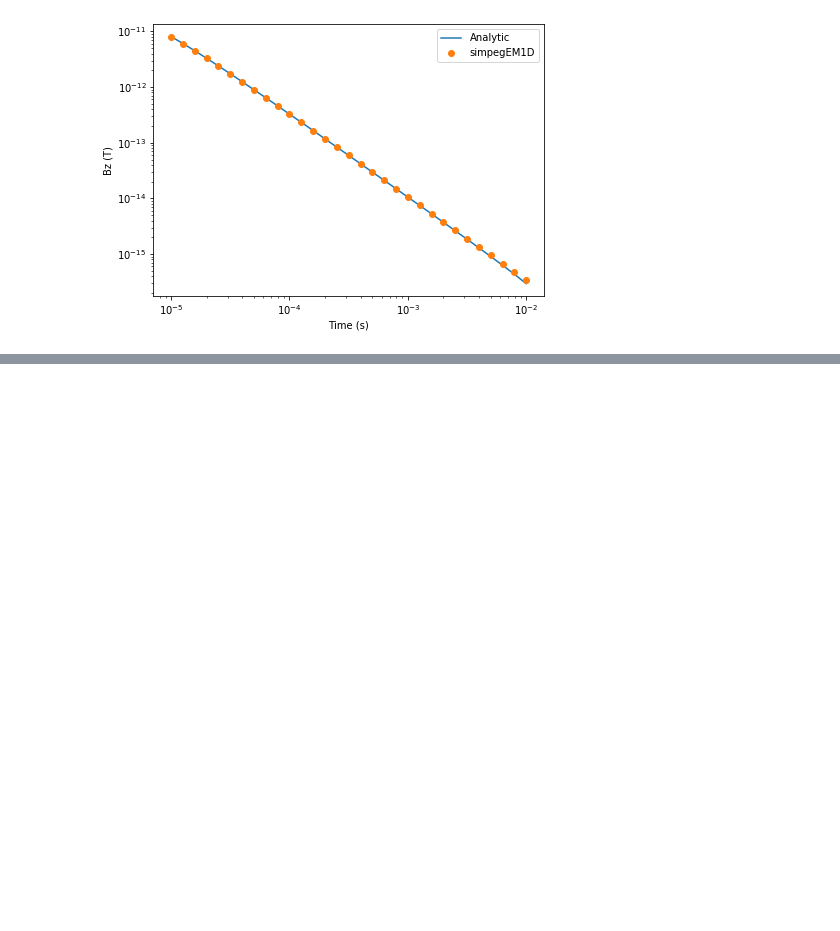
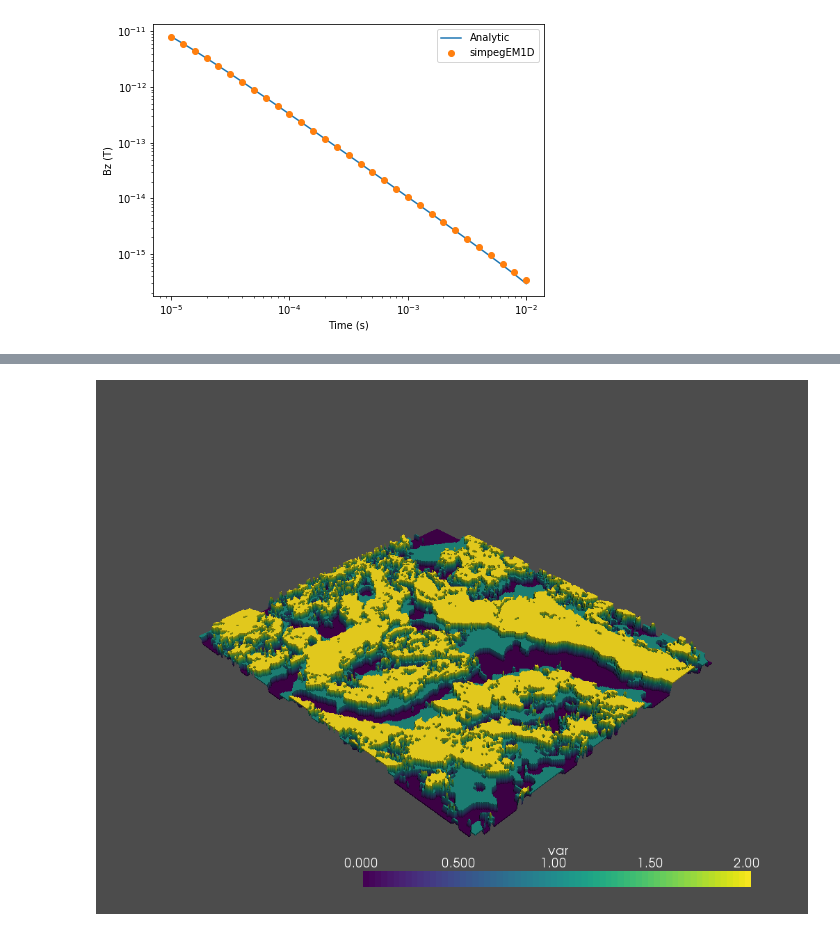
Before and after one commit to simpeg/simpegEM1D, a Jupyter notebook: notebooks/examples/EM1D_TD_FWD.ipynb, the cells around one changed output, grey strips where cells are left out. Drawn from its saved outputs; the diff is of its cells as text; code cells hidden in the pictures; blank space fills up the shorter version.

```diff
--- a/notebooks/examples/EM1D_TD_FWD.ipynb
+++ b/notebooks/examples/EM1D_TD_FWD.ipynb
@@ -71,0 +84,2 @@ axes.legend(("Analytic", "simpegEM1D"))
+# %%
+filename, _ = examples.downloads._download_file('A_WLreferenceCAT.sgems')
@@ -71,0 +90,3 @@ axes.legend(("Analytic", "simpegEM1D"))
+# %%
+grid = SGeMSGridReader().apply(filename)
+print(grid)
@@ -71,0 +105,5 @@ axes.legend(("Analytic", "simpegEM1D"))
+# %%
+warped = grid.cell_data_to_point_data().warp_by_scalar(scale_factor=5)
+warped.plot()
+# %% [output]
+[figure, added]
```
Also changed, not shown: parts of 7 cells of this notebook, 3 other files.
